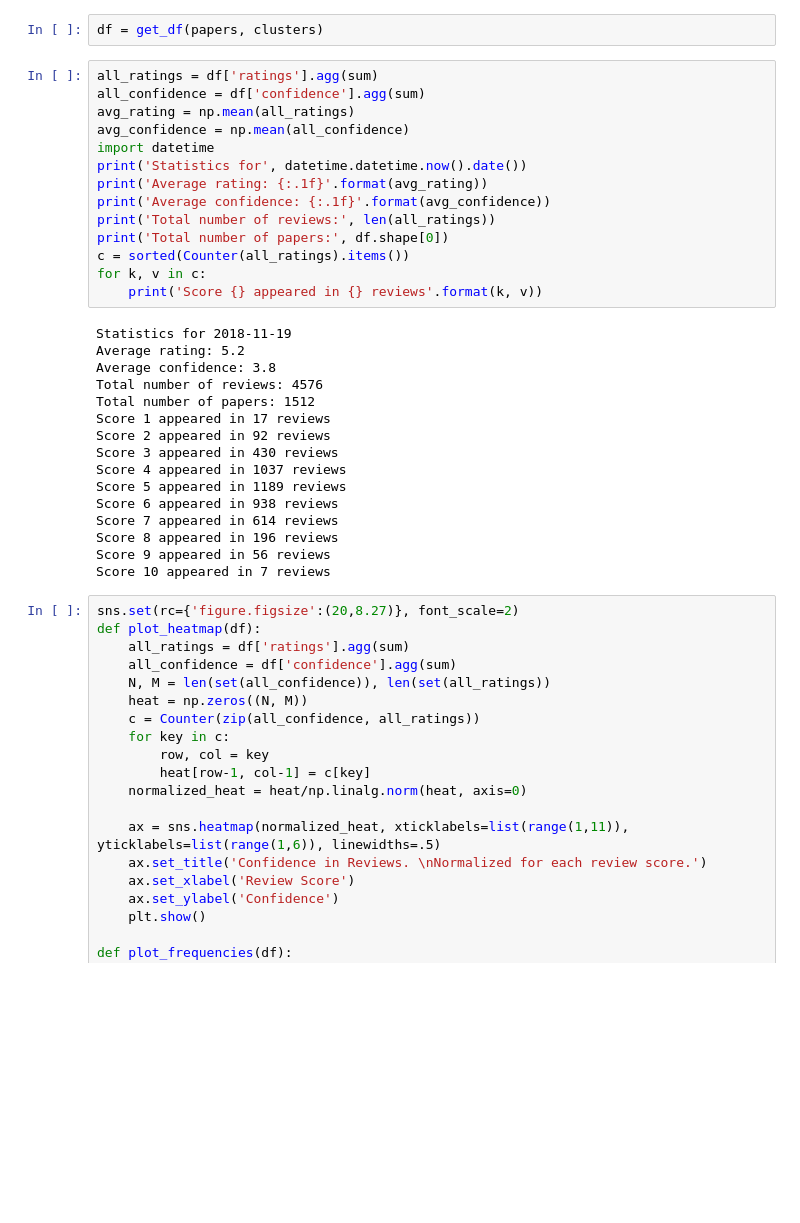
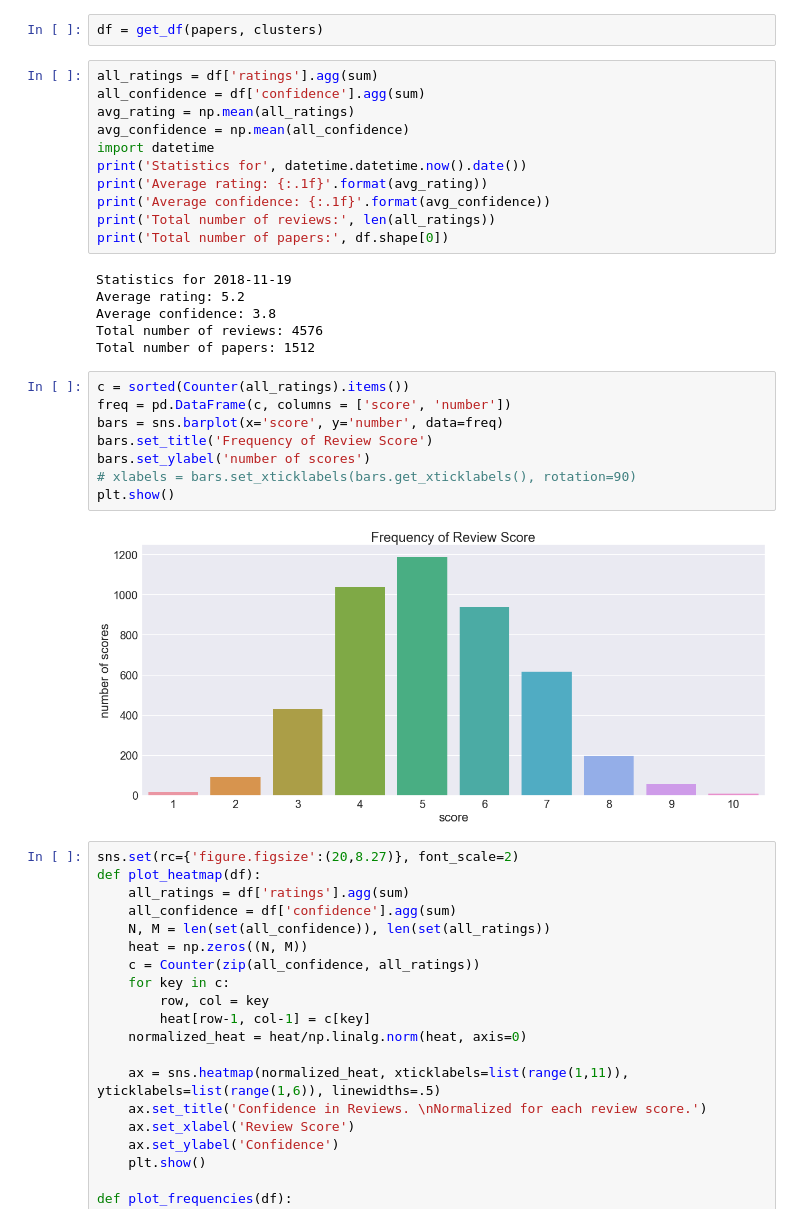
Before and after one commit to nd7141/notebooks, a Jupyter notebook: ICLR_Reviews.ipynb, the cells around one changed output. Cells and saved outputs as stored; diff of their text form; blank space fills up the shorter version.

```diff
--- a/ICLR_Reviews.ipynb
+++ b/ICLR_Reviews.ipynb
@@ -118,25 +118,22 @@ print('Average rating: {:.1f}'.format(avg_rating))
 print('Average confidence: {:.1f}'.format(avg_confidence))
 print('Total number of reviews:', len(all_ratings))
 print('Total number of papers:', df.shape[0])
-c = sorted(Counter(all_ratings).items())
-for k, v in c:
-    print('Score {} appeared in {} reviews'.format(k, v))
 # %% [output]
 Statistics for 2018-11-19
 Average rating: 5.2
 Average confidence: 3.8
 Total number of reviews: 4576
 Total number of papers: 1512
-Score 1 appeared in 17 reviews
-Score 2 appeared in 92 reviews
-Score 3 appeared in 430 reviews
-Score 4 appeared in 1037 reviews
-Score 5 appeared in 1189 reviews
-Score 6 appeared in 938 reviews
-Score 7 appeared in 614 reviews
-Score 8 appeared in 196 reviews
-Score 9 appeared in 56 reviews
-Score 10 appeared in 7 reviews
+# %%
+c = sorted(Counter(all_ratings).items())
+freq = pd.DataFrame(c, columns = ['score', 'number'])
+bars = sns.barplot(x='score', y='number', data=freq)
+bars.set_title('Frequency of Review Score')
+bars.set_ylabel('number of scores')
+# xlabels = bars.set_xticklabels(bars.get_xticklabels(), rotation=90)
+plt.show()
+# %% [output]
+[figure, added]
 # %%
 sns.set(rc={'figure.figsize':(20,8.27)}, font_scale=2)
 def plot_heatmap(df):
```
Also changed, not shown: parts of 28 cells of this notebook.
